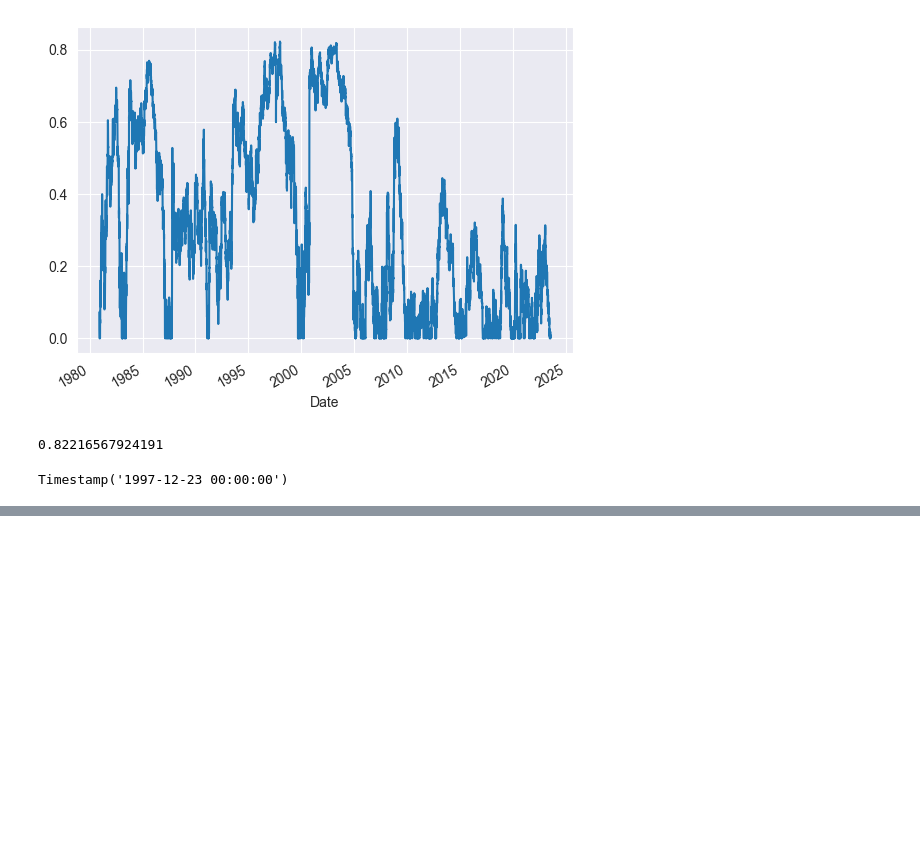
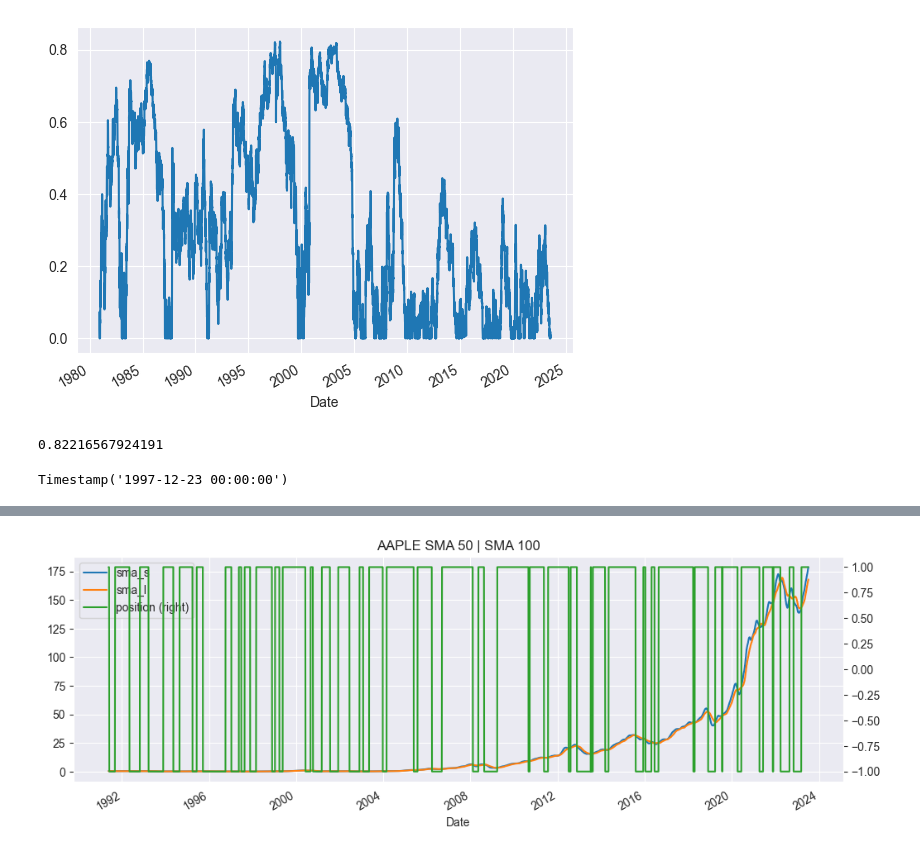
Before and after one commit to apolanco3225/Quant-Finance-Courses, a Jupyter notebook: Algoritmic Trading Bot/Tutorials (exercises)/Algo Trading.ipynb, the cells around one changed output, grey strips where cells are left out. Saved outputs shown, nothing was run; the diff lists cells and outputs as text; code cells hidden in the pictures; blank space fills up the shorter version.

```diff
--- a/Algoritmic Trading Bot/Tutorials (exercises)/Algo Trading.ipynb
+++ b/Algoritmic Trading Bot/Tutorials (exercises)/Algo Trading.ipynb
@@ -819,0 +857,3 @@ Timestamp('1997-12-23 00:00:00')
+# %%
+data.dropna(inplace=True)
+data.head()
@@ -819,0 +868,3 @@ Timestamp('1997-12-23 00:00:00')
+# %%
+data["position"] = np.where(data["sma_s"] > data["sma_l"], 1, -1)
+data.head(10)
@@ -819,0 +884,8 @@ Timestamp('1997-12-23 00:00:00')
+# %%
+data.loc[:, ["sma_s", "sma_l", "position"]].plot(
+    figsize=(12, 4),
+    title=f"AAPLE SMA {sma_s} | SMA {sma_l}",
+    secondary_y = "position"
+);
+# %% [output]
+[figure, added]
```
Also changed, not shown: parts of 14 cells of this notebook.
